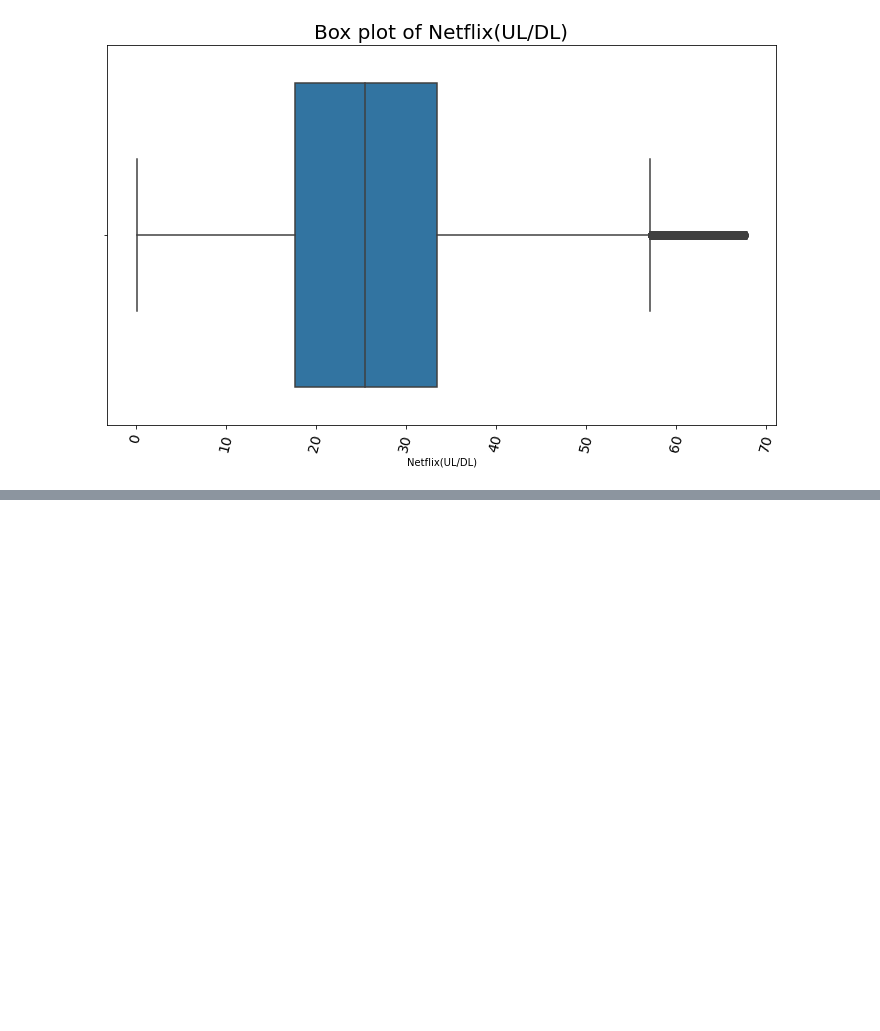
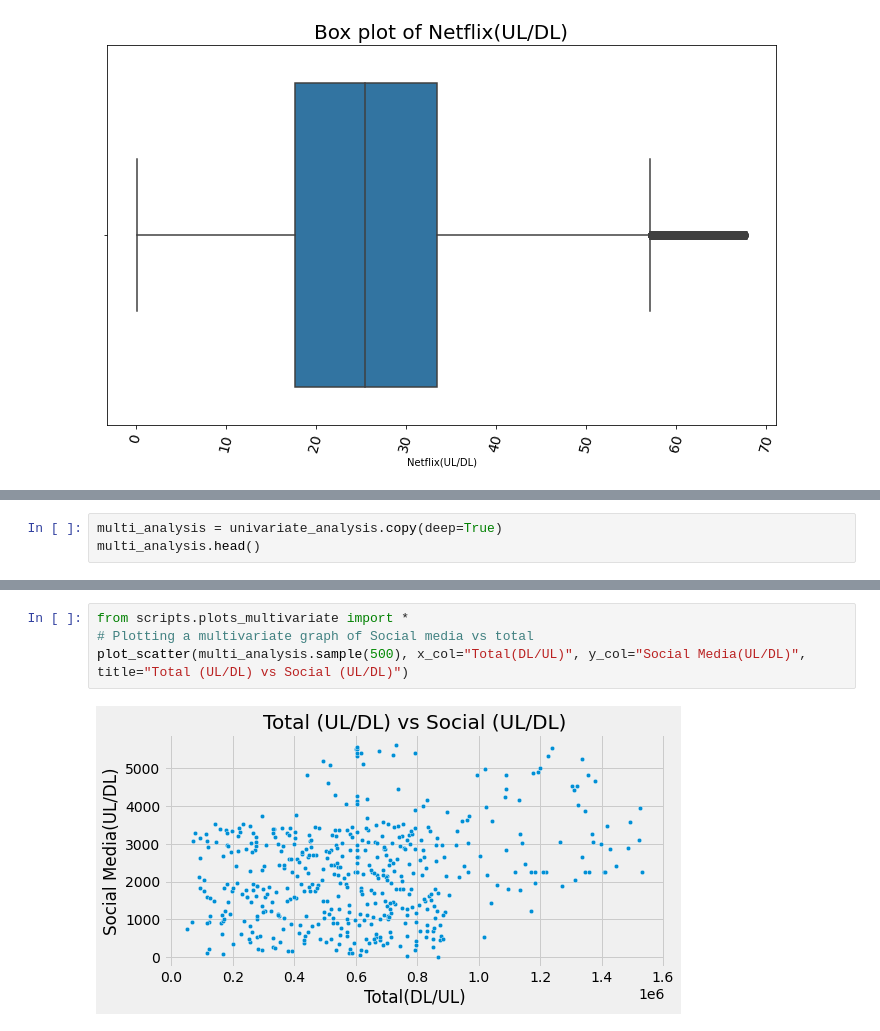
Before and after one commit to nahomHmichael/Telecom-User-Analytics, a Jupyter notebook: notebooks/user_overview_analysis.ipynb, the cells around one changed output, grey strips where cells are left out. Cells and saved outputs as stored; diff of their text form; blank space fills up the shorter version.

Commit message:
Finishing user_overview_analysis

```diff
--- a/notebooks/user_overview_analysis.ipynb
+++ b/notebooks/user_overview_analysis.ipynb
@@ -668,0 +671,3 @@ box_plot(univariate_analysis,'Netflix(UL/DL)','Box plot of Netflix(UL/DL)')
+# %%
+multi_analysis = univariate_analysis.copy(deep=True)
+multi_analysis.head()
@@ -668,0 +681,6 @@ box_plot(univariate_analysis,'Netflix(UL/DL)','Box plot of Netflix(UL/DL)')
+# %%
+from scripts.plots_multivariate import *
+# Plotting a multivariate graph of Social media vs total
+plot_scatter(multi_analysis.sample(500), x_col="Total(DL/UL)", y_col="Social Media(UL/DL)", title="Total (UL/DL) vs Social (UL/DL)")
+# %% [output]
+[figure, added]
```
Also changed, not shown: parts of 19 cells of this notebook.
